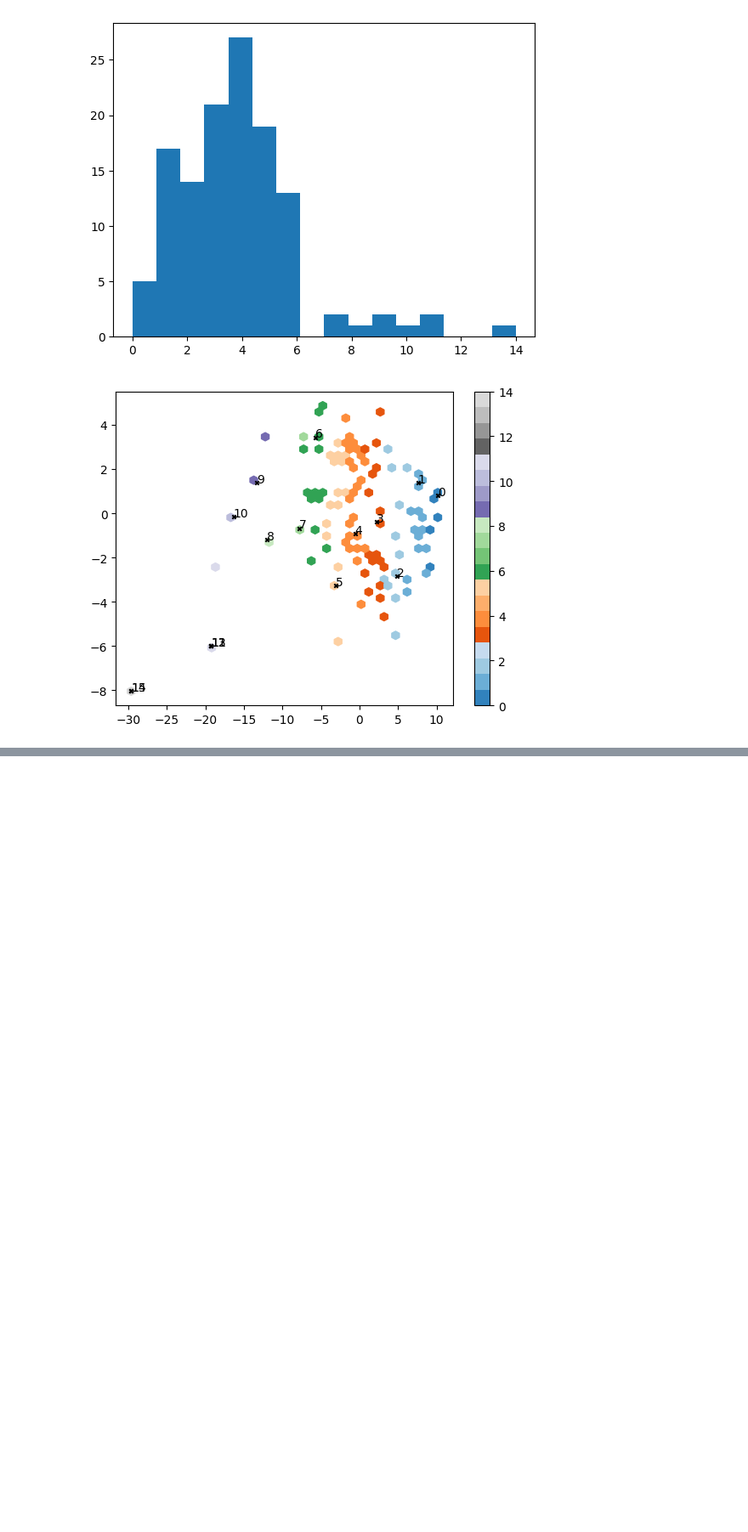
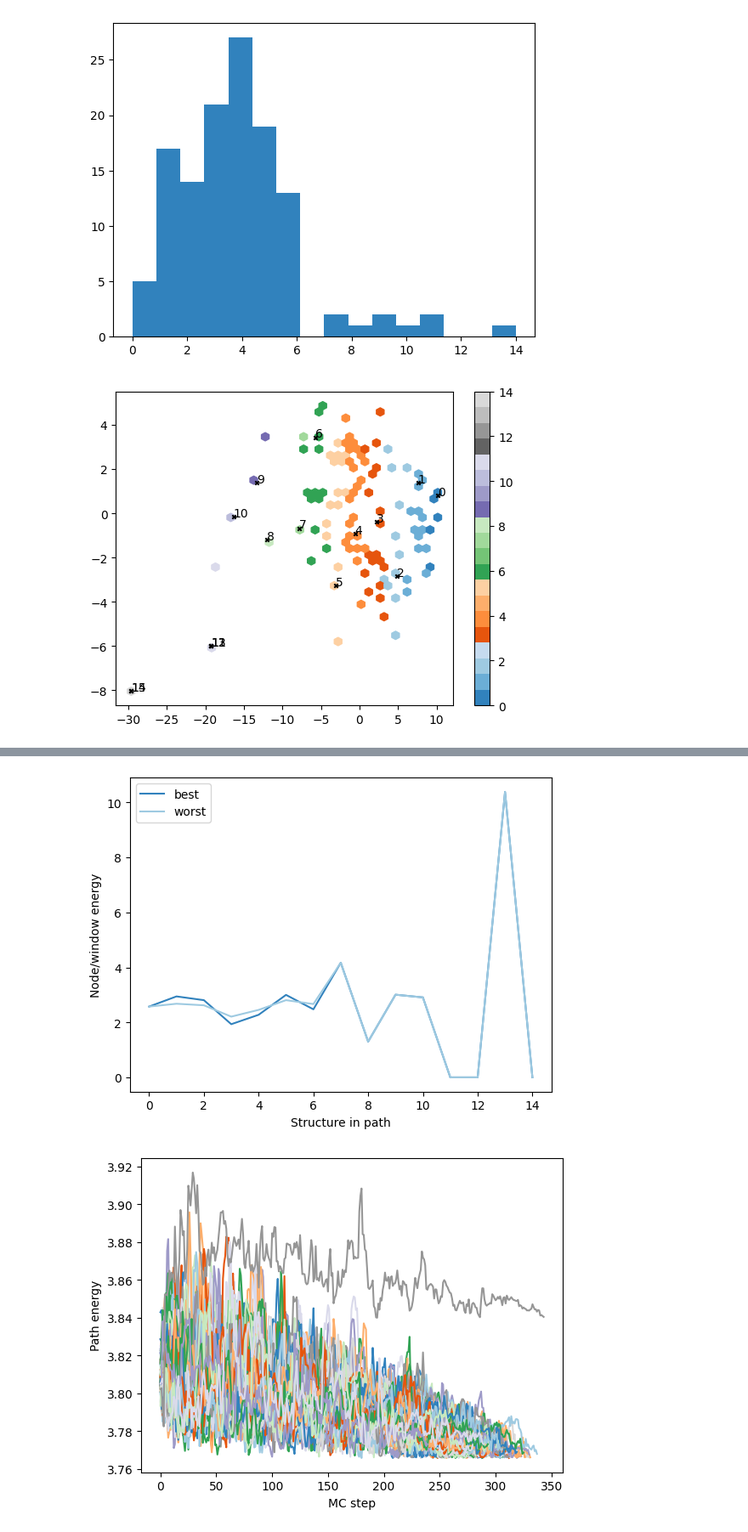
Before and after one commit to jdcolburn/ensemblr, a Jupyter notebook: example_notebook.ipynb, the cells around one changed output, grey strips where cells are left out. Shown at 85% size. Drawn from its saved outputs; the diff is of its cells as text; code cells hidden in the pictures; blank space fills up the shorter version.

Commit message:
Added new functions

```diff
--- a/example_notebook.ipynb
+++ b/example_notebook.ipynb
@@ -752 +593,69 @@ with mda.Writer(base_directory + 'best_run.pdb', u.atoms.n_atoms) as W:
+# %%
+# MC path optimisation, uses Pool for parallel execution
+
+from ensemblr.monte_carlo import mc_path_optimisation
+
+# settings
+reproducible_seeds = True
+mc_n_runs = 100
+
+# run the monte carlo path optimisation
+if reproducible_seeds:
+    seeds = range(mc_n_runs)
+else:
+    seeds = np.random.randint(low=0, high=1e3, size=mc_n_runs)
+with Pool(processes=num_processes) as pool:
+    mc_runs = list(
+        tqdm(
+            pool.starmap(
+                # positional arguments passed as a tuple
+                mc_path_optimisation,
+                zip(
+                    seeds,
+                    [ideal_initial_path]*mc_n_runs,
+                    [rmsd_matrix]*mc_n_runs,
+                    [cv_matrix]*mc_n_runs,
+                    [ensemble_df]*mc_n_runs
+                )
+            ),
+            total=mc_n_runs
+        )
+    )
+mc_runs_df = pd.DataFrame(mc_runs, columns=['energy', 'path', 'path structures', 'relaxation energies']).sort_values(by=['energy'])
+
+# plotting below
+def lookup_and_plot_energy_per_structure(mc_df, index, label, wf_rmsd=1, wf_cv=1): # Be warned this only uses the same energy function path optimisation if you set wf_rmsd and wf_cv correctly
+    energy = {}
+    path = mc_df.iloc[index]['path']
+    for i in range(mc_n_bins - 1):
+        energy[i] = wf_rmsd * np.sqrt(rmsd_matrix[np.where(ensemble_df.index.values == path[i])[0][0], np.where(ensemble_df.index.values == path[i+1])[0][0]]**2)
+        energy[i] = wf_cv * np.sqrt(cv_matrix[np.where(ensemble_df.index.values == path[i])[0][0], np.where(ensemble_df.index.values == path[i+1])[0][0]]**2)
+    plt.plot(energy.values(), label=label)
+    plt.xlabel('Structure in path')
+    plt.ylabel('Node/window energy')
+    plt.legend()
+
+lookup_and_plot_energy_per_structure(mc_runs_df, 0, 'best')
+lookup_and_plot_energy_per_structure(mc_runs_df, -1, 'worst')
+plt.show()
+for i in range(1, mc_n_runs):
+    plt.plot(mc_runs_df.iloc[i]['relaxation energies'])
+plt.xlabel('MC step')
+plt.ylabel('Path energy')
+plt.show()
+
+# write out the best run to a multistate pdb file for visualisation
+with mda.Writer(base_directory + 'best_run.pdb', u.atoms.n_atoms) as W:
+    # head gets the structures of the lowest energy path because the dataframe is sorted by energy above
+    for structure in mc_runs_df.head(1)['path structures'].values[0]:
+        if structure == 'ref_outward.pdb' or structure == 'ref_inward.pdb':
+            # useful if the reference structures have different metadata labelling (e.g. if they came from a pdb)
+            u.atoms.segments.segids = 'A'
+            u.atoms.chainIDs = 'A'
+        u = mda.Universe(structure_directory + structure, structure_directory + structure)
+        u.atoms.residues.resids += resid_offset
+        W.write(u.select_atoms('protein'))
+# %% [output]
+[figure, added]
+[figure, added]
 # %%
```
Also changed, not shown: parts of 12 cells of this notebook, 2 other files.
